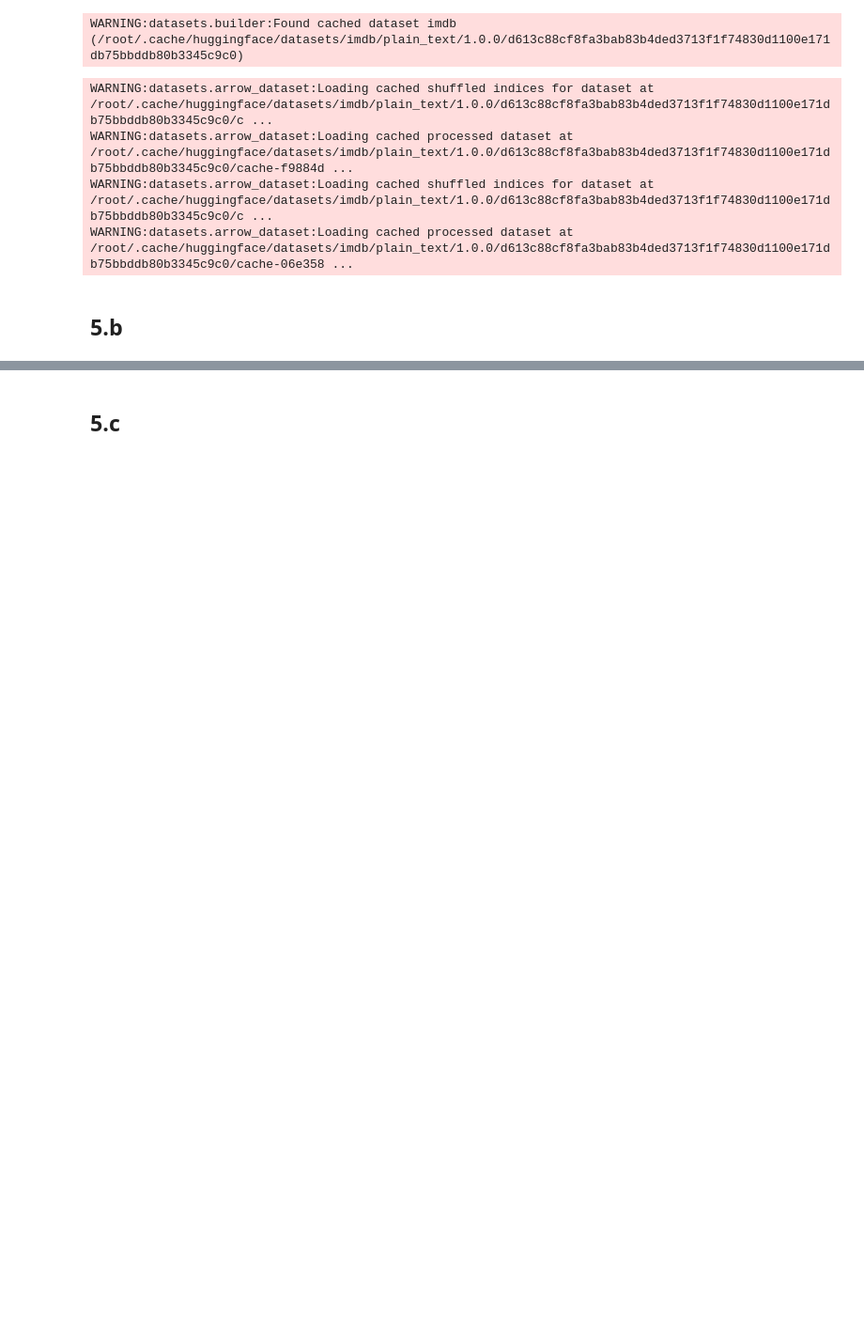
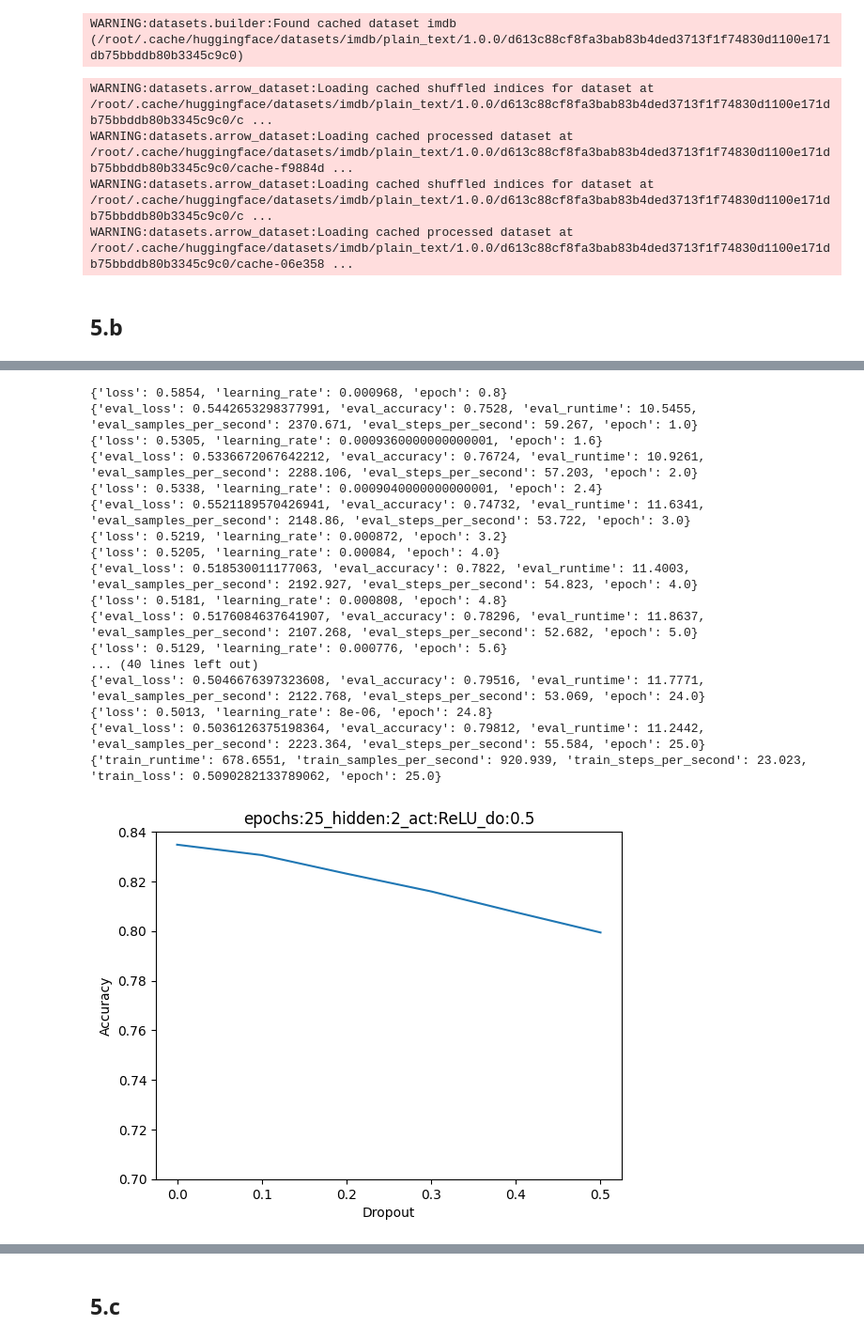
Before and after one commit to edenlum/NLP, a Jupyter notebook: HW2/q5_DAN.ipynb, the cells around one changed output, grey strips where cells are left out. Shown: that part at 94% size. Cells and saved outputs as stored; diff of their text form; code cells hidden in the pictures; blank space fills up the shorter version.

```diff
--- a/HW2/q5_DAN.ipynb
+++ b/HW2/q5_DAN.ipynb
@@ -190,7 +192,7 @@ def configure_model(num_train_epochs, num_hidden_layers, dropout, activation):
                                     num_train_epochs=num_train_epochs, #must be at least 10.
                                     per_device_train_batch_size=40,
                                     per_device_eval_batch_size=40,
-                                    learning_rate=0.0006,
+                                    learning_rate=0.001,
                                     # END YOUR END
 
                                     save_total_limit=2,
@@ -212,6 +214,8 @@ def configure_model(num_train_epochs, num_hidden_layers, dropout, activation):
       eval_dataset=small_eval_dataset,
       compute_metrics=compute_metrics,
   )
+  filename = f"model_{num_train_epochs}_{num_hidden_layers}_{dropout}_{activation}"
+  torch.save(model.state_dict(), f"models/{filename}")
   return trainer
 # %%
 import matplotlib.pyplot as plt
@@ -232,13 +253,14 @@ def plot_accuracy(num_train_epochs, trainer, title):
 ## 5.b
 # %%
 dropouts = [0, 0.1, 0.2, 0.3, 0.4, 0.5]
+do_trainers = []
 
 for d in dropouts:
-  num_train_epochs=20
-  num_hidden_layers=3
+  num_train_epochs=25
+  num_hidden_layers=2
   activation="ReLU"
-  title = f"epochs:{num_train_epochs}_hidden:{2}_act:{activation}_do:{d}"
+  title = f"epochs:{num_train_epochs}_hidden:{num_hidden_layers}_act:{activation}_do:{d}"
   trainer = configure_model(num_train_epochs=num_train_epochs, num_hidden_layers=num_hidden_layers, dropout=d, activation=nn.ReLU())
   trainer.train()
-  plot_accuracy(num_train_epochs, trainer, title)
+  do_trainers.append(trainer)
 # %% [output]
@@ -256,0 +352,18 @@ for d in dropouts:
+{'loss': 0.5854, 'learning_rate': 0.000968, 'epoch': 0.8}
+{'eval_loss': 0.5442653298377991, 'eval_accuracy': 0.7528, 'eval_runtime': 10.5455, 'eval_samples_per_second': 2370.671, 'eval_steps_per_second': 59.267, 'epoch': 1.0}
+{'loss': 0.5305, 'learning_rate': 0.0009360000000000001, 'epoch': 1.6}
+{'eval_loss': 0.5336672067642212, 'eval_accuracy': 0.76724, 'eval_runtime': 10.9261, 'eval_samples_per_second': 2288.106, 'eval_steps_per_second': 57.203, 'epoch': 2.0}
+{'loss': 0.5338, 'learning_rate': 0.0009040000000000001, 'epoch': 2.4}
+{'eval_loss': 0.5521189570426941, 'eval_accuracy': 0.74732, 'eval_runtime': 11.6341, 'eval_samples_per_second': 2148.86, 'eval_steps_per_second': 53.722, 'epoch': 3.0}
+{'loss': 0.5219, 'learning_rate': 0.000872, 'epoch': 3.2}
+{'loss': 0.5205, 'learning_rate': 0.00084, 'epoch': 4.0}
+{'eval_loss': 0.518530011177063, 'eval_accuracy': 0.7822, 'eval_runtime': 11.4003, 'eval_samples_per_second': 2192.927, 'eval_steps_per_second': 54.823, 'epoch': 4.0}
+{'loss': 0.5181, 'learning_rate': 0.000808, 'epoch': 4.8}
+{'eval_loss': 0.5176084637641907, 'eval_accuracy': 0.78296, 'eval_runtime': 11.8637, 'eval_samples_per_second': 2107.268, 'eval_steps_per_second': 52.682, 'epoch': 5.0}
+{'loss': 0.5129, 'learning_rate': 0.000776, 'epoch': 5.6}
+... (40 lines left out)
+{'eval_loss': 0.5046676397323608, 'eval_accuracy': 0.79516, 'eval_runtime': 11.7771, 'eval_samples_per_second': 2122.768, 'eval_steps_per_second': 53.069, 'epoch': 24.0}
+{'loss': 0.5013, 'learning_rate': 8e-06, 'epoch': 24.8}
+{'eval_loss': 0.5036126375198364, 'eval_accuracy': 0.79812, 'eval_runtime': 11.2442, 'eval_samples_per_second': 2223.364, 'eval_steps_per_second': 55.584, 'epoch': 25.0}
+{'train_runtime': 678.6551, 'train_samples_per_second': 920.939, 'train_steps_per_second': 23.023, 'train_loss': 0.5090282133789062, 'epoch': 25.0}
+[figure, added]
```
Also changed, not shown: parts of 12 cells of this notebook.
